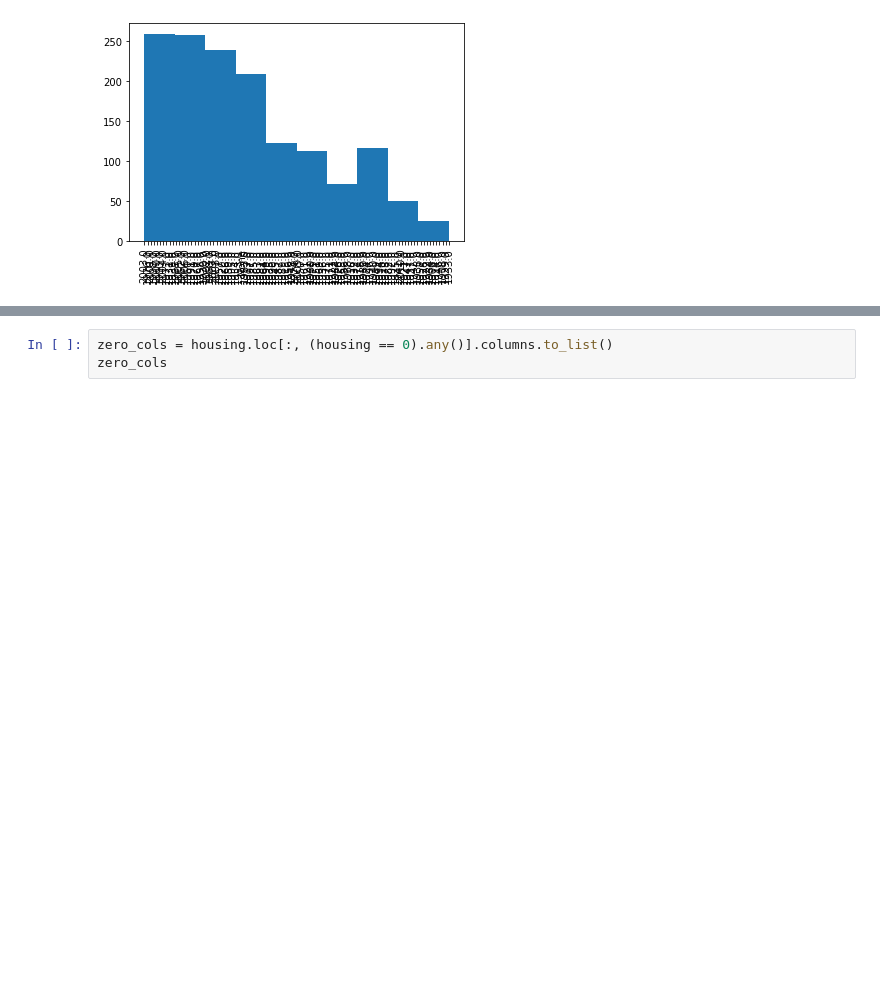
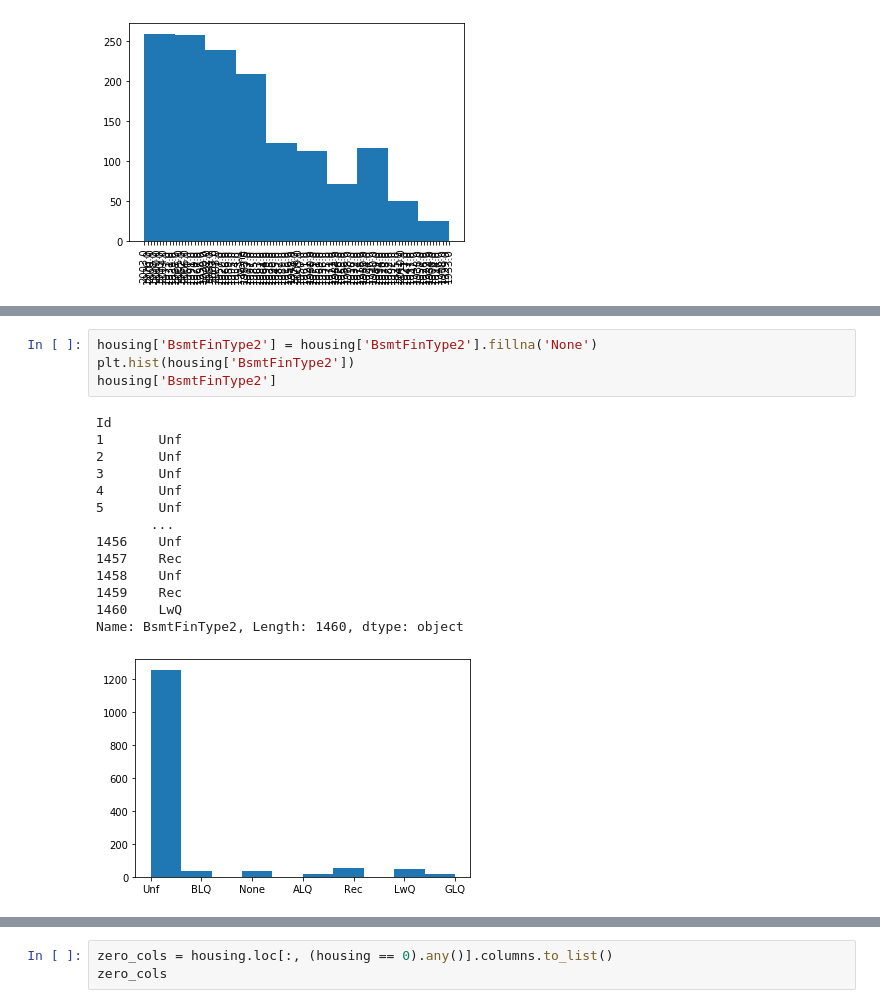
Before and after one commit to miggitymack/house-prices-advanced-regression-techniques, a Jupyter notebook: housing_prices.ipynb, the cells around one changed output, grey strips where cells are left out. Drawn from its saved outputs; the diff is of its cells as text; blank space fills up the shorter version.

```diff
--- a/housing_prices.ipynb
+++ b/housing_prices.ipynb
@@ -95,0 +115,19 @@ Name: GarageYrBlt, Length: 1460, dtype: object
+# %%
+housing['BsmtFinType2'] = housing['BsmtFinType2'].fillna('None')
+plt.hist(housing['BsmtFinType2'])
+housing['BsmtFinType2']
+# %% [output]
+Id
+1       Unf
+2       Unf
+3       Unf
+4       Unf
+5       Unf
+       ...
+1456    Unf
+1457    Rec
+1458    Unf
+1459    Rec
+1460    LwQ
+Name: BsmtFinType2, Length: 1460, dtype: object
+[figure, added]
```
Also changed, not shown: parts of 5 cells of this notebook.
